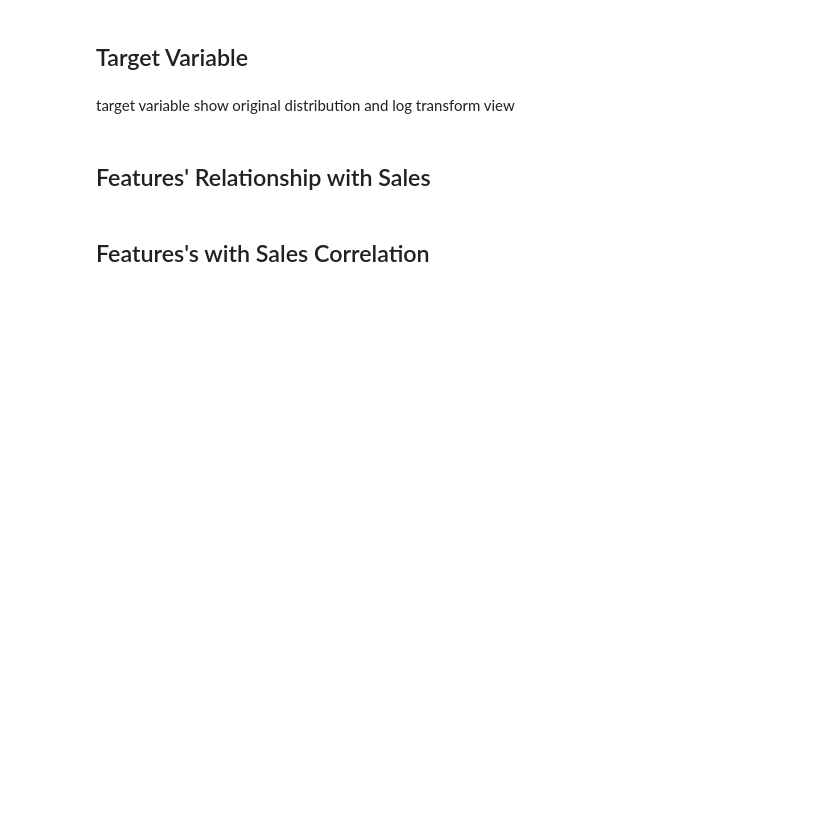
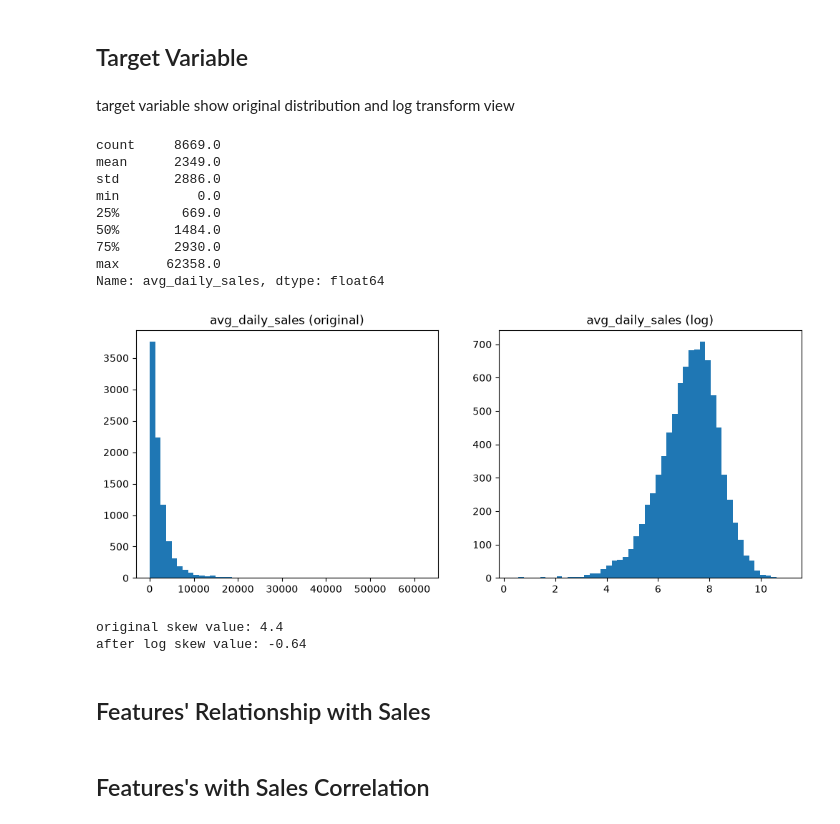
Before and after one commit to Ransommac13/mads_milestone_two, a Jupyter notebook: EDA/supervised_eda.ipynb, the cells around one changed output. Cells and saved outputs as stored; diff of their text form; code cells hidden in the pictures; blank space fills up the shorter version.

```diff
--- a/EDA/supervised_eda.ipynb
+++ b/EDA/supervised_eda.ipynb
@@ -158,6 +235,36 @@ df_imputed
 ## Target Variable
 # %% [markdown]
 target variable show original distribution and log transform view
+# %%
+# Taget variable overview
+
+target = df["avg_daily_sales"]
+print(target.describe().round(0))
+
+fig, ax = plt.subplots(1, 2, figsize=(12, 4.5))
+ax[0].hist(target, bins=50)
+ax[0].set_title("avg_daily_sales (original)")
+
+ax[1].hist(np.log1p(target), bins=50)
+ax[1].set_title("avg_daily_sales (log)")
+
+plt.show()
+
+print("original skew value:", round(target.skew(), 2))
+print("after log skew value:", round(np.log1p(target).skew(), 2))
+# %% [output]
+count     8669.0
+mean      2349.0
+std       2886.0
+min          0.0
+25%        669.0
+50%       1484.0
+75%       2930.0
+max      62358.0
+Name: avg_daily_sales, dtype: float64
+[figure, added]
+original skew value: 4.4
+after log skew value: -0.64
 # %% [markdown]
 ## Features' Relationship with Sales
 # %% [markdown]
```
Also changed, not shown: parts of 4 cells of this notebook.
